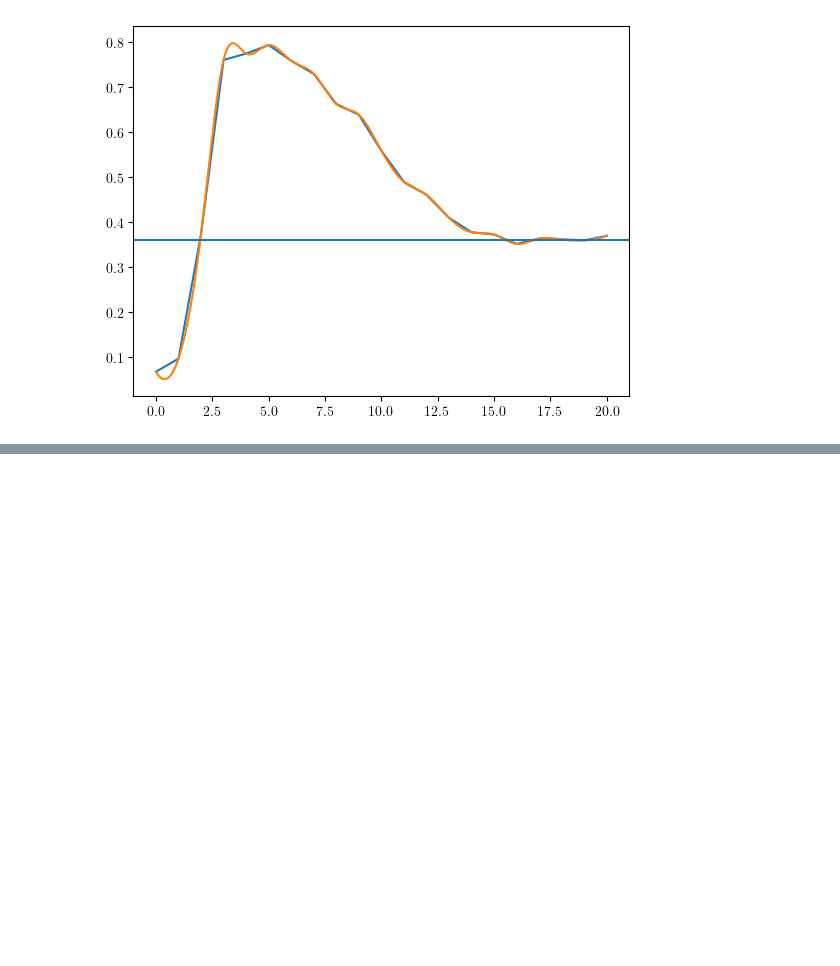
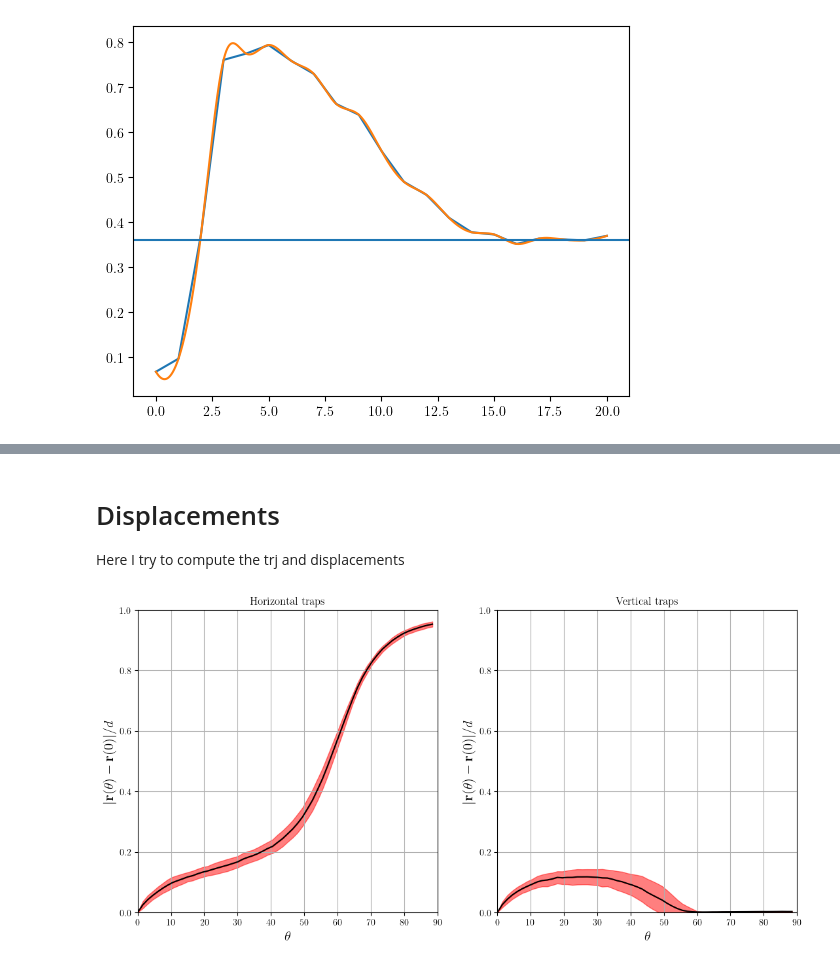
Before and after one commit to leogabac/reentrancy, a Jupyter notebook: src/notebooks/test11.ipynb, the cells around one changed output, grey strips where cells are left out. Drawn from its saved outputs; the diff is of its cells as text; code cells hidden in the pictures; blank space fills up the shorter version.

Commit message:
animations and displacements for 1 realization

```diff
--- a/src/notebooks/test11.ipynb
+++ b/src/notebooks/test11.ipynb
@@ -371,0 +460,12 @@ ax.grid()
+# %% [markdown]
+# Displacements
+Here I try to compute the trj and displacements
+# %%
+ttime = 3
+B = 20
+realization = 1
+
+datapath = f'/home/frieren/BIG/reentrancy/test11/10/{ttime}/{B}mT/'
+trj = ice.trajectory(os.path.join(datapath,f'xtrj{realization}.csv'))
+trj.load()
+savepath = os.path.join(datapath,'frames')
@@ -371,0 +488,35 @@ ax.grid()
+# %%
+av_hor = np.mean(np.asarray(ts_horizontal), axis=0) / params['trap_sep'].magnitude
+std_hor = np.std(np.asarray(ts_horizontal), axis=0) / params['trap_sep'].magnitude
+
+av_ver = np.mean(np.asarray(ts_vertical), axis=0) / params['trap_sep'].magnitude
+std_ver = np.std(np.asarray(ts_vertical), axis=0) / params['trap_sep'].magnitude
+# %%
+frames = trj.trj.index.get_level_values('frame').unique().to_numpy()
+theta = frames / params['framespersec'].magnitude * np.pi/2/ttime * 180/np.pi
+# %%
+fig, axes = plt.subplots(1,2,figsize=(13,6))
+
+ax = axes[0]
+ax.plot(theta,av_hor,color='k')
+ax.fill_between(theta,av_hor,av_hor + std_hor, color='r',alpha=0.5)
+ax.fill_between(theta,av_hor,av_hor - std_hor, color='r',alpha=0.5)
+ax.set_xlabel('$\\theta$',fontsize=15)
+ax.set_ylabel('$|\\mathbf{r}(\\theta) - \\mathbf{r}(0)|/d$',fontsize=15)
+ax.set_xlim(0,90)
+ax.set_ylim(0,1)
+ax.set_title('Horizontal traps')
+ax.grid()
+
+ax = axes[1]
+ax.plot(theta,av_ver,color='k')
+ax.fill_between(theta,av_ver,av_ver + std_ver, color='r',alpha=0.5)
+ax.fill_between(theta,av_ver,av_ver - std_ver, color='r',alpha=0.5)
+ax.set_xlabel('$\\theta$',fontsize=15)
+ax.set_ylabel('$|\\mathbf{r}(\\theta) - \\mathbf{r}(0)|/d$',fontsize=15)
+ax.set_xlim(0,90)
+ax.set_ylim(0,1)
+ax.set_title('Vertical traps')
+ax.grid()
+# %% [output]
+[figure, added]
```
Also changed, not shown: parts of 16 cells of this notebook, 1 other file.
